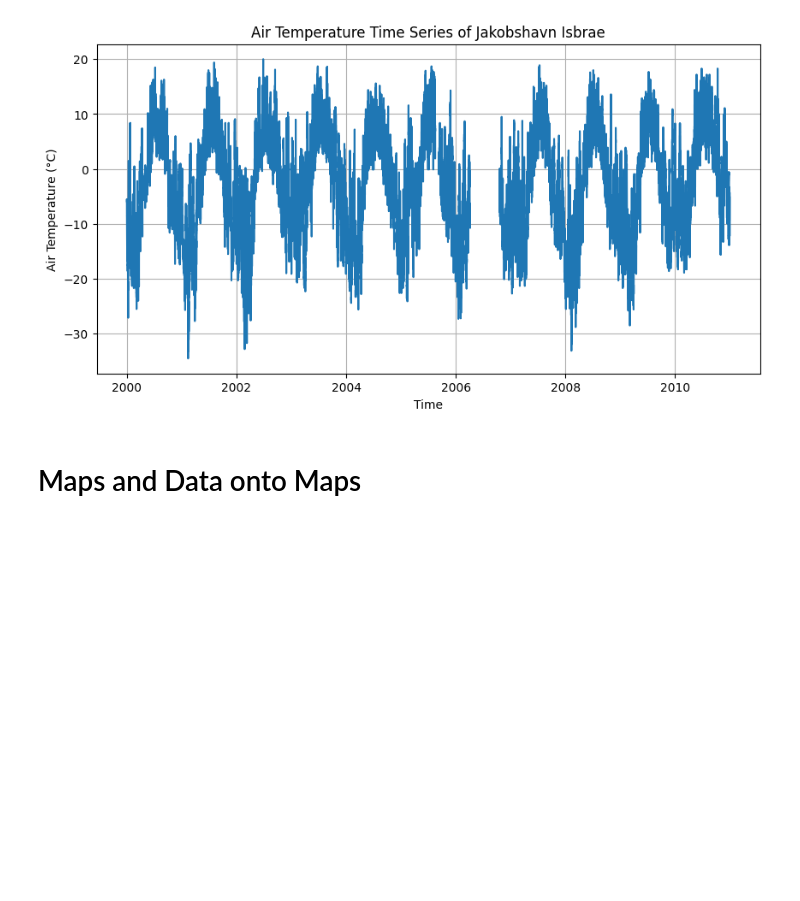
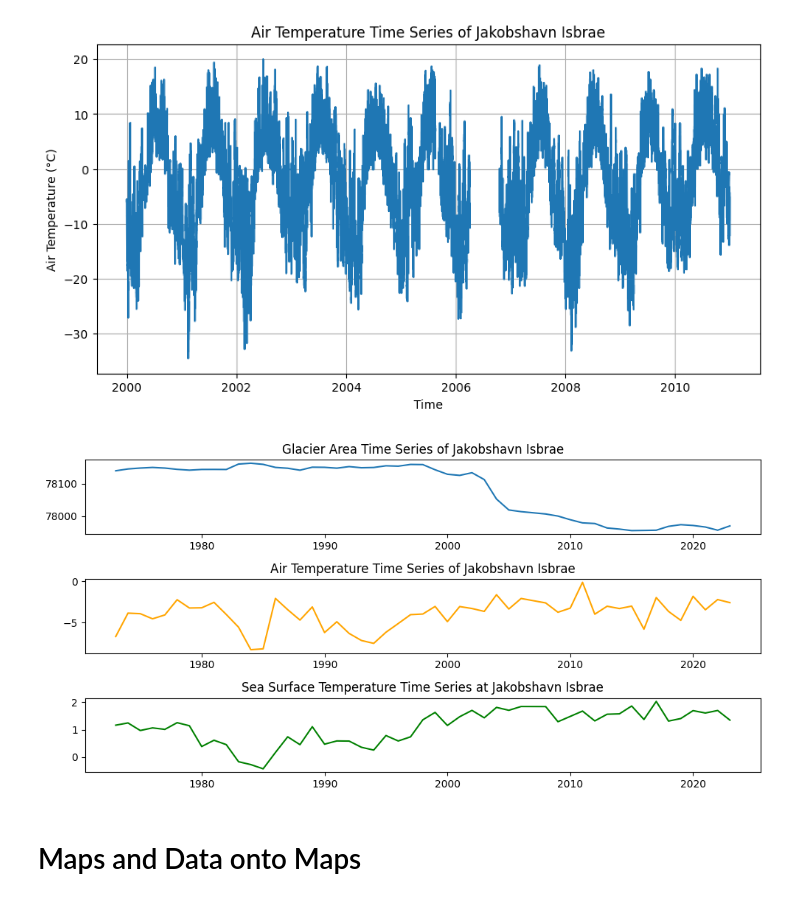
Before and after one commit to joelbarron06/ESDA2_Project, a Jupyter notebook: project_code.ipynb, the cells around one changed output. Cells and saved outputs as stored; diff of their text form; code cells hidden in the pictures; blank space fills up the shorter version.

Commit message:
cleaned framwork to a function; made timeseris plots based on this

```diff
--- a/project_code.ipynb
+++ b/project_code.ipynb
@@ -370,6 +376,23 @@ plt.grid()
 plt.show()
 # %% [output]
 [figure]
+# %%
+GLACIER = 'Jakobshavn Isbrae'
+SAMPLE_TIME = 'YE' # Year: 'YE', 5-Year: '5YE'
+
+glacier_df = get_glacier_df(GLACIER, SAMPLE_TIME)
+
+fig, ax = plt.subplots(3, 1, figsize=(10, 5))
+ax[0].plot(glacier_df.index, glacier_df['area'])
+ax[0].set_title(f'Glacier Area Time Series of {GLACIER}')
+ax[1].plot(glacier_df.index, glacier_df['airtemp'], color='orange')
+ax[1].set_title(f'Air Temperature Time Series of {GLACIER}')
+ax[2].plot(glacier_df.index, glacier_df['SST'], color='green')
+ax[2].set_title(f'Sea Surface Temperature Time Series at {GLACIER}')
+plt.tight_layout()
+plt.show()
+# %% [output]
+[figure, added]
 # %% [markdown]
 # Maps and Data onto Maps
 # %% [markdown]
```
Also changed, not shown: parts of 3 cells of this notebook.
